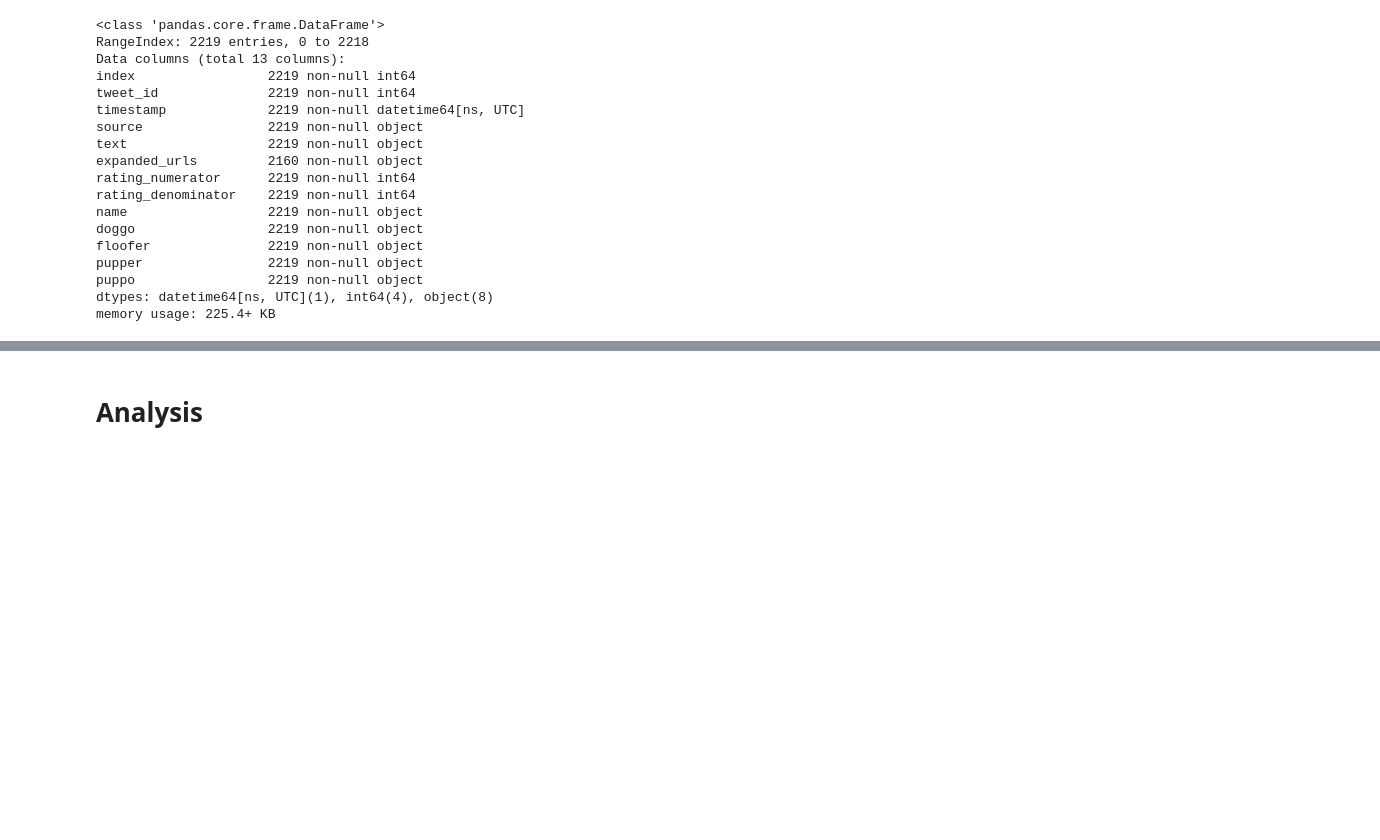
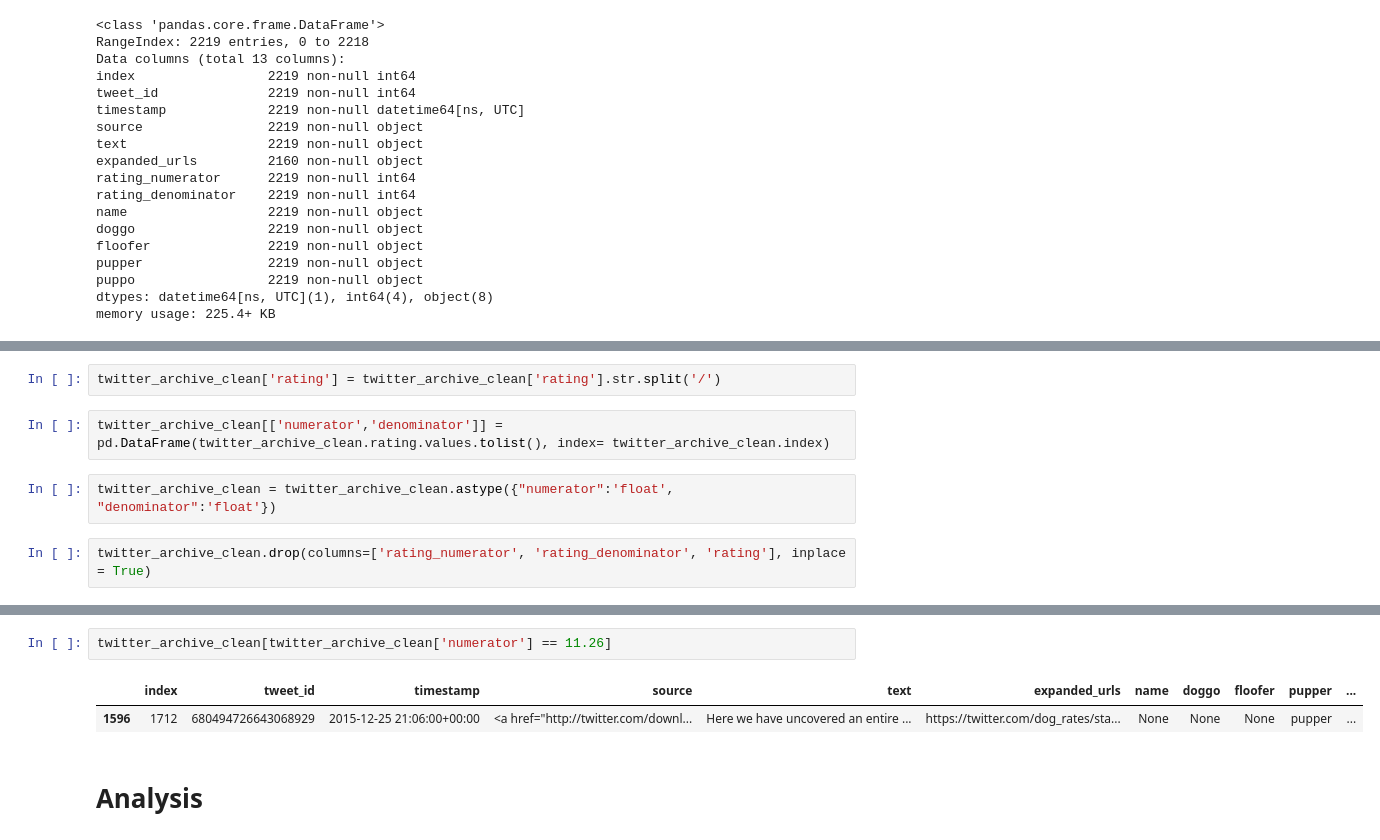
Before and after one commit to jmlam/Ud-Data-Wrangle, a Jupyter notebook: WeRateDogs/weratedogs_project.ipynb, the cells around one changed output, grey strips where cells are left out. Cells and saved outputs as stored; diff of their text form; blank space fills up the shorter version.

Commit message:
Used extract() and astype() to float numerator/denominator

```diff
--- a/WeRateDogs/weratedogs_project.ipynb
+++ b/WeRateDogs/weratedogs_project.ipynb
@@ -590,0 +637,8 @@ memory usage: 225.4+ KB
+# %%
+twitter_archive_clean['rating'] = twitter_archive_clean['rating'].str.split('/')
+# %%
+twitter_archive_clean[['numerator','denominator']] = pd.DataFrame(twitter_archive_clean.rating.values.tolist(), index= twitter_archive_clean.index)
+# %%
+twitter_archive_clean = twitter_archive_clean.astype({"numerator":'float', "denominator":'float'})
+# %%
+twitter_archive_clean.drop(columns=['rating_numerator', 'rating_denominator', 'rating'], inplace = True)
@@ -591,3 +668,8 @@ memory usage: 225.4+ KB
+# %%
+twitter_archive_clean[twitter_archive_clean['numerator'] == 11.26]
+# %% [output]
+|  | index | tweet_id | timestamp | source | text | expanded_urls | name | doggo | floofer | pupper | ... |
+| 1596 | 1712 | 680494726643068929 | 2015-12-25 21:06:00+00:00 | <a href="http://twitter.com/downl... | Here we have uncovered an entire ... | https://twitter.com/dog_rates/sta... | None | None | None | pupper | ... |
 # %% [markdown]
 # Analysis
 # %% [markdown]
```
Also changed, not shown: parts of 12 cells of this notebook.
